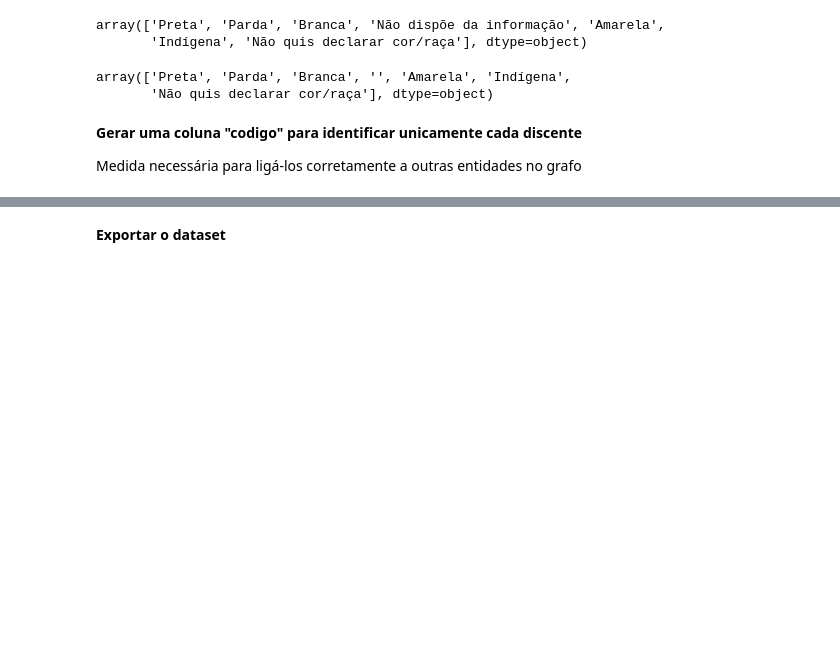
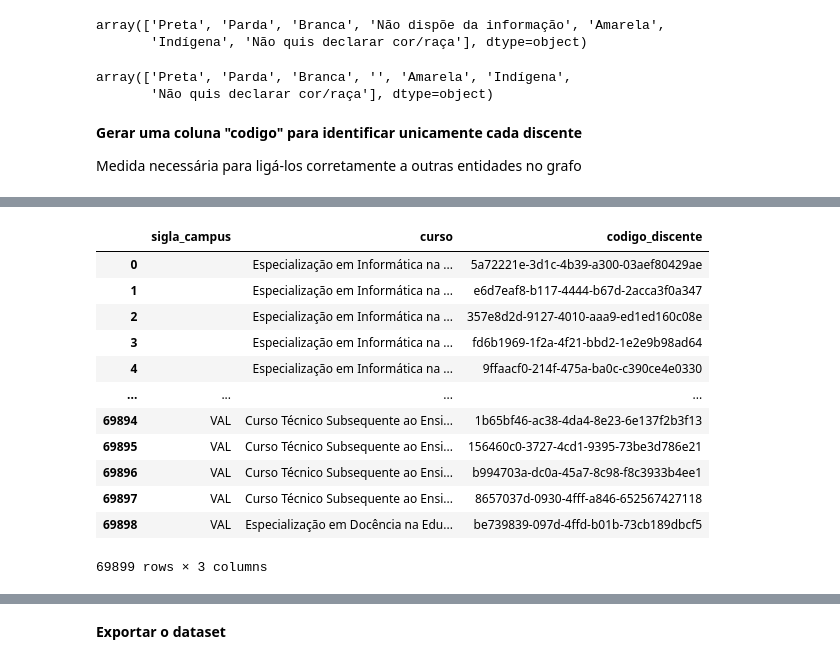
Before and after one commit to marcelsby/tcc-ifg-kg, a Jupyter notebook: notebooks/dados_abertos/Preprocessing Discentes.ipynb, the cells around one changed output, grey strips where cells are left out. Cells and saved outputs as stored; diff of their text form; code cells hidden in the pictures; blank space fills up the shorter version.

```diff
--- a/notebooks/dados_abertos/Preprocessing Discentes.ipynb
+++ b/notebooks/dados_abertos/Preprocessing Discentes.ipynb
@@ -149,0 +163,19 @@ discentes.head()
+# %%
+discentes_to_merge = discentes.loc[:, ['sigla_campus', 'curso', 'codigo']]#.iloc[:10]#.sample(n=10, random_state=90)
+discentes_to_merge.rename(columns={'codigo': 'codigo_discente'}, inplace=True)
+
+discentes_to_merge
+# %% [output]
+|  | sigla_campus | curso | codigo_discente |
+| 0 |  | Especialização em Informática na ... | 5a72221e-3d1c-4b39-a300-03aef80429ae |
+| 1 |  | Especialização em Informática na ... | e6d7eaf8-b117-4444-b67d-2acca3f0a347 |
+| 2 |  | Especialização em Informática na ... | 357e8d2d-9127-4010-aaa9-ed1ed160c08e |
+| 3 |  | Especialização em Informática na ... | fd6b1969-1f2a-4f21-bbd2-1e2e9b98ad64 |
+| 4 |  | Especialização em Informática na ... | 9ffaacf0-214f-475a-ba0c-c390ce4e0330 |
+| ... | ... | ... | ... |
+| 69894 | VAL | Curso Técnico Subsequente ao Ensi... | 1b65bf46-ac38-4da4-8e23-6e137f2b3f13 |
+| 69895 | VAL | Curso Técnico Subsequente ao Ensi... | 156460c0-3727-4cd1-9395-73be3d786e21 |
+| 69896 | VAL | Curso Técnico Subsequente ao Ensi... | b994703a-dc0a-45a7-8c98-f8c3933b4ee1 |
+| 69897 | VAL | Curso Técnico Subsequente ao Ensi... | 8657037d-0930-4fff-a846-652567427118 |
+| 69898 | VAL | Especialização em Docência na Edu... | be739839-097d-4ffd-b01b-73cb189dbcf5 |
+69899 rows × 3 columns
```
Also changed, not shown: parts of 13 cells of this notebook, 2 other files.
